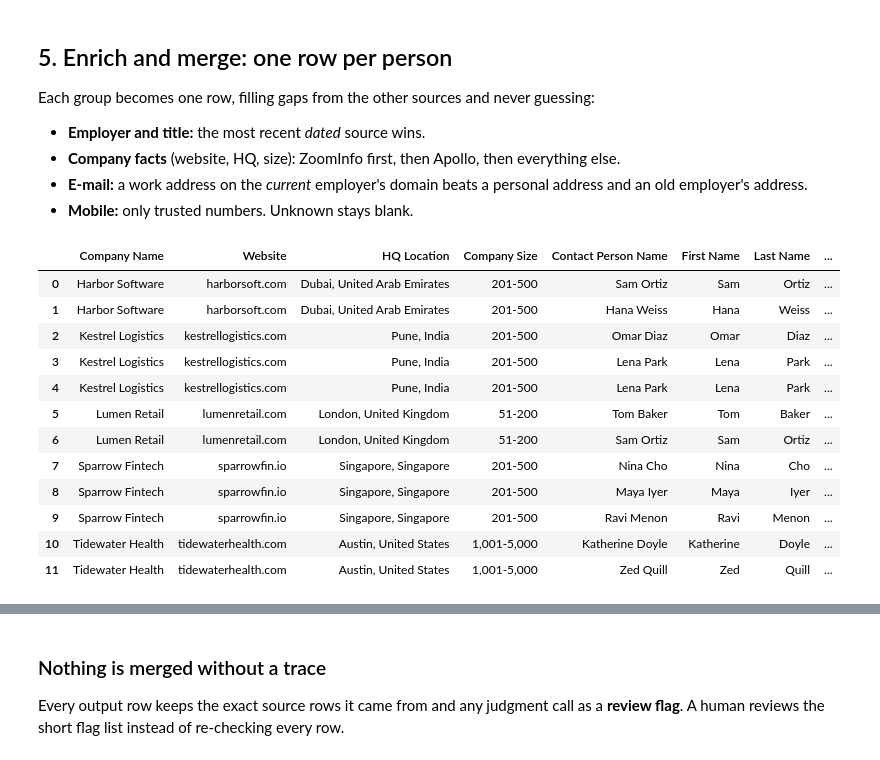
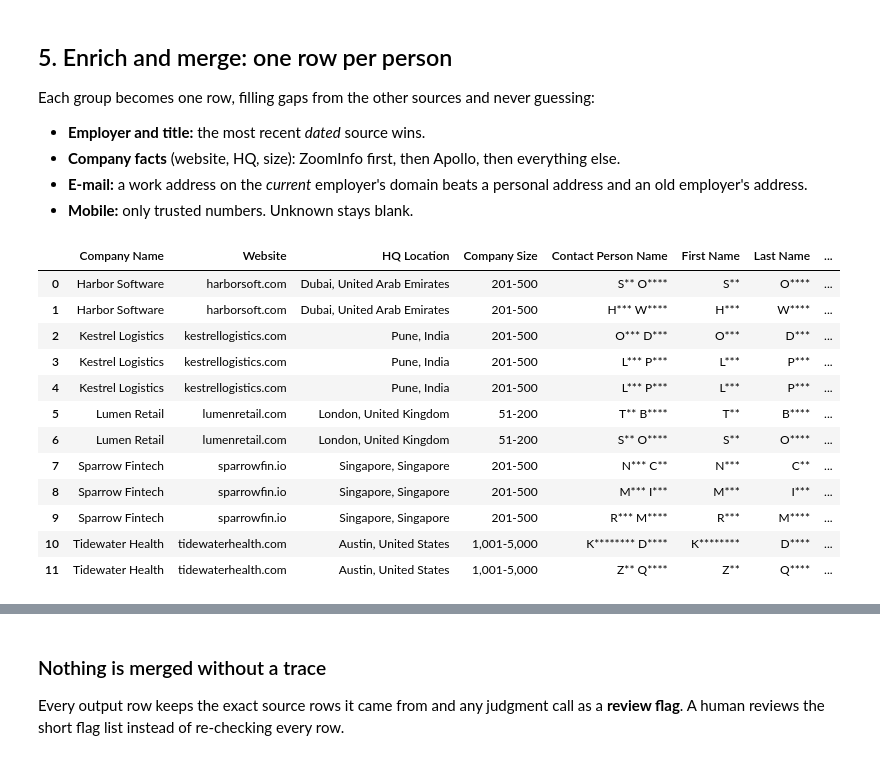
Before and after one commit to backend-bytes127/gtm-engineering-learning-series, a Jupyter notebook: projects/02-contact-list-merge/notebooks/walkthrough.ipynb, the cells around one changed output, grey strips where cells are left out. Drawn from its saved outputs; the diff is of its cells as text; code cells hidden in the pictures.

```diff
--- a/projects/02-contact-list-merge/notebooks/walkthrough.ipynb
+++ b/projects/02-contact-list-merge/notebooks/walkthrough.ipynb
@@ -277,36 +348,3 @@ pd.DataFrame([dataclasses.asdict(link) for link in links])[["kind", "note"]]
 Every non-trivial merge is a logged decision. Now see it. Each panel is one person; nodes are the source records, solid
 lines are shared strong keys (e-mail, mobile, slug, Sales Navigator id), dashed lines mean the two records are linked
 indirectly: through other records of the same person, or by name + company + compatible title.
-# %%
-SHORT = {"Google Ads": "GAd", "Event Delegate": "Dlg", "Event Booth Scan": "Scn", "LinkedIn Lead Gen Form": "LIf",
-         "LinkedIn Scraped": "LIs", "Apollo": "Apo", "ZoomInfo": "ZI"}
-SRC_COLOR = {"Google Ads": "#f59e0b", "Event Delegate": "#8b5cf6", "Event Booth Scan": "#a78bfa",
-             "LinkedIn Lead Gen Form": "#0ea5e9", "LinkedIn Scraped": "#14b8a6", "Apollo": "#ef4444", "ZoomInfo": "#64748b"}
-interesting = [c for c in clusters if Counter(p.rec.full for p in c).most_common(1)[0][0] in
-               ("Lena Park", "Maya Iyer", "Hana Weiss", "Omar Diaz") and len(c) > 1]
-interesting.sort(key=lambda c: (Counter(p.rec.full for p in c).most_common(1)[0][0], -len(c)))
-fig, axes = plt.subplots(1, len(interesting), figsize=(3.4 * len(interesting), 3.8))
-for ax, c in zip(axes, interesting, strict=True):
-    g = nx.Graph()
-    keys = {}
-    for i, p in enumerate(c):
-        g.add_node(i)
-        for k in _strong_keys(p):
-            keys.setdefault(k, []).append(i)
-    strong = {(a, b) for ids in keys.values() for a in ids for b in ids if a < b}
-    weak = {(0, i) for i in range(1, len(c))} - strong
-    g.add_edges_from(strong | weak)
-    pos = nx.circular_layout(g)
-    nx.draw_networkx_edges(g, pos, edgelist=list(strong), ax=ax, edge_color=GREY, width=1.6)
-    nx.draw_networkx_edges(g, pos, edgelist=list(weak), ax=ax, edge_color=GREY, style="dashed", width=1.2)
-    nx.draw_networkx_nodes(g, pos, ax=ax, node_size=620, node_color=[SRC_COLOR[p.rec.source] for p in c], edgecolors="#1e3a5f")
-    nx.draw_networkx_labels(g, pos, {i: SHORT[p.rec.source] for i, p in enumerate(c)}, ax=ax, font_size=7)
-    name = Counter(p.rec.full for p in c).most_common(1)[0][0]
-    title = Counter(p.title_c for p in c if p.title_c).most_common(1)[0][0]
-    ax.set_title(f"{name}\n{title}", fontsize=9)
-    ax.axis("off")
-    ax.margins(0.25)
-fig.suptitle("Records grouped into people\n(solid = share an e-mail, mobile, slug or Sales Nav id; dashed = linked indirectly)",
-             y=1.04, fontsize=10)
-plt.tight_layout()
-plt.show()
@@ -341,21 +428,21 @@ Each group becomes one row, filling gaps from the other sources and never guessi
 # %%
 people, dropped = build_all(clusters, preps)
 final = pd.DataFrame([p.row for p in people])[list(COLUMNS)]
-final
+view(final)
 # %% [output]
 |  | Company Name | Website | HQ Location | Company Size | Contact Person Name | First Name | Last Name | ... |
-| 0 | Harbor Software | harborsoft.com | Dubai, United Arab Emirates | 201-500 | Sam Ortiz | Sam | Ortiz | ... |
-| 1 | Harbor Software | harborsoft.com | Dubai, United Arab Emirates | 201-500 | Hana Weiss | Hana | Weiss | ... |
-| 2 | Kestrel Logistics | kestrellogistics.com | Pune, India | 201-500 | Omar Diaz | Omar | Diaz | ... |
-| 3 | Kestrel Logistics | kestrellogistics.com | Pune, India | 201-500 | Lena Park | Lena | Park | ... |
-| 4 | Kestrel Logistics | kestrellogistics.com | Pune, India | 201-500 | Lena Park | Lena | Park | ... |
-| 5 | Lumen Retail | lumenretail.com | London, United Kingdom | 51-200 | Tom Baker | Tom | Baker | ... |
-| 6 | Lumen Retail | lumenretail.com | London, United Kingdom | 51-200 | Sam Ortiz | Sam | Ortiz | ... |
-| 7 | Sparrow Fintech | sparrowfin.io | Singapore, Singapore | 201-500 | Nina Cho | Nina | Cho | ... |
-| 8 | Sparrow Fintech | sparrowfin.io | Singapore, Singapore | 201-500 | Maya Iyer | Maya | Iyer | ... |
-| 9 | Sparrow Fintech | sparrowfin.io | Singapore, Singapore | 201-500 | Ravi Menon | Ravi | Menon | ... |
-| 10 | Tidewater Health | tidewaterhealth.com | Austin, United States | 1,001-5,000 | Katherine Doyle | Katherine | Doyle | ... |
-| 11 | Tidewater Health | tidewaterhealth.com | Austin, United States | 1,001-5,000 | Zed Quill | Zed | Quill | ... |
+| 0 | Harbor Software | harborsoft.com | Dubai, United Arab Emirates | 201-500 | S** O**** | S** | O**** | ... |
+| 1 | Harbor Software | harborsoft.com | Dubai, United Arab Emirates | 201-500 | H*** W**** | H*** | W**** | ... |
+| 2 | Kestrel Logistics | kestrellogistics.com | Pune, India | 201-500 | O*** D*** | O*** | D*** | ... |
+| 3 | Kestrel Logistics | kestrellogistics.com | Pune, India | 201-500 | L*** P*** | L*** | P*** | ... |
+| 4 | Kestrel Logistics | kestrellogistics.com | Pune, India | 201-500 | L*** P*** | L*** | P*** | ... |
+| 5 | Lumen Retail | lumenretail.com | London, United Kingdom | 51-200 | T** B**** | T** | B**** | ... |
+| 6 | Lumen Retail | lumenretail.com | London, United Kingdom | 51-200 | S** O**** | S** | O**** | ... |
+| 7 | Sparrow Fintech | sparrowfin.io | Singapore, Singapore | 201-500 | N*** C** | N*** | C** | ... |
+| 8 | Sparrow Fintech | sparrowfin.io | Singapore, Singapore | 201-500 | M*** I*** | M*** | I*** | ... |
+| 9 | Sparrow Fintech | sparrowfin.io | Singapore, Singapore | 201-500 | R*** M**** | R*** | M**** | ... |
+| 10 | Tidewater Health | tidewaterhealth.com | Austin, United States | 1,001-5,000 | K******** D**** | K******** | D**** | ... |
+| 11 | Tidewater Health | tidewaterhealth.com | Austin, United States | 1,001-5,000 | Z** Q**** | Z** | Q**** | ... |
 # %% [markdown]
 ### A job changer: the latest dated record decides
 
```
Also changed, not shown: parts of 16 cells of this notebook, 8 other files.
